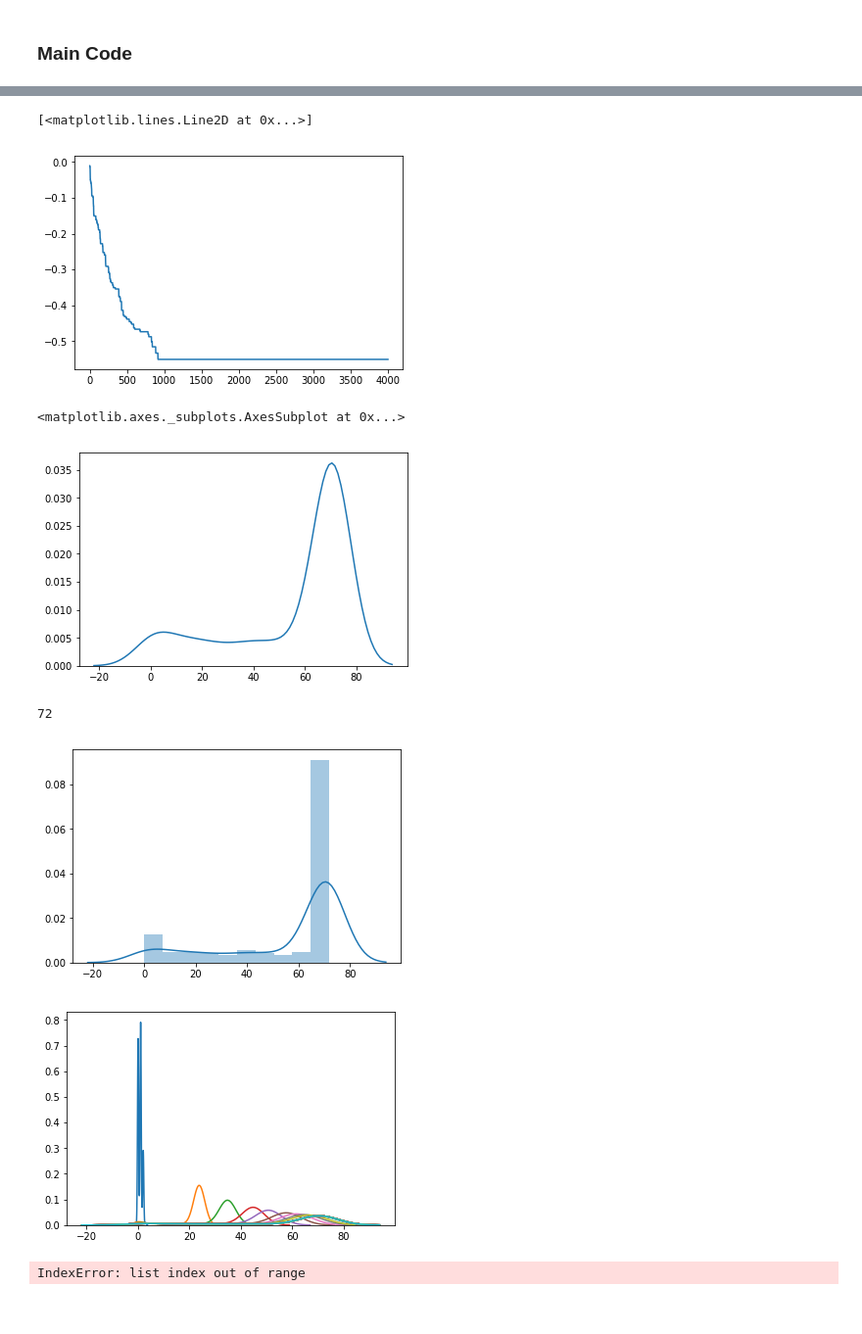
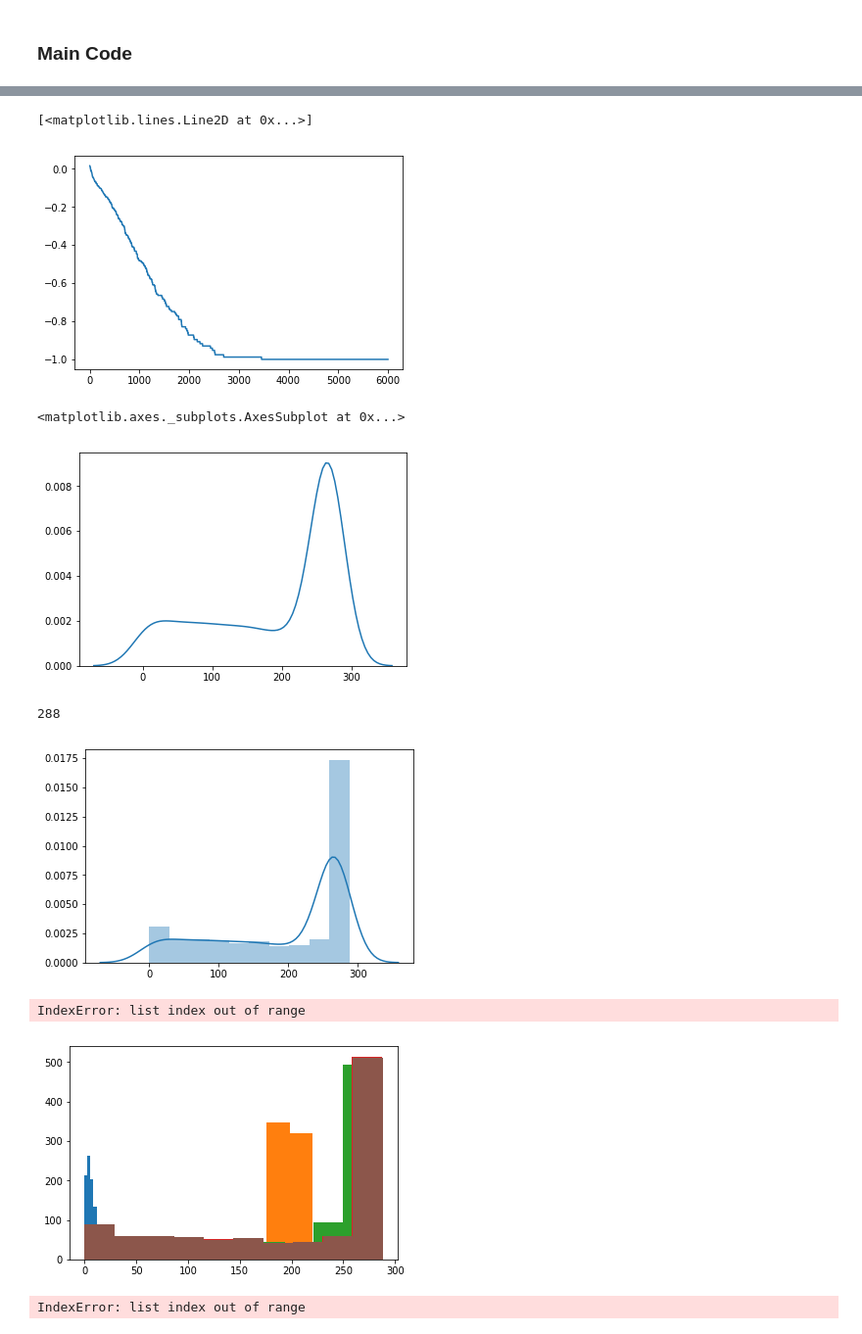
Before and after one commit to herman72/Aged-Network, a Jupyter notebook: Code/Main_Aged_Network.ipynb, the cells around one changed output, grey strips where cells are left out. Shown: that part at 98% size. Drawn from its saved outputs; the diff is of its cells as text; code cells hidden in the pictures.

```diff
--- a/Code/Main_Aged_Network.ipynb
+++ b/Code/Main_Aged_Network.ipynb
@@ -195,3 +194,5 @@ Fun_Test = Mainfunc(20,900,4000,1,1)
+# %%
+Fun_Test = Mainfunc(32,10000,6000,1,10)
 # %%
 #np.std(Fun_Test[2])
 (Fun_Test[2].max())
@@ -205,25 +206,28 @@ np.std(Fun_Test[2])
 plt.plot(Fun_Test[0],Fun_Test[1])
 # %% [output]
 [<matplotlib.lines.Line2D at 0x...>]
-[figure, old version]
+[figure, new version]
 # %%
 sns.kdeplot(np.reshape(Fun_Test[2],(1,len(Fun_Test[2])**2))[0])
 # %% [output]
 <matplotlib.axes._subplots.AxesSubplot at 0x...>
-[figure, old version]
+[figure, new version]
 # %%
 sns.distplot(np.reshape(Fun_Test[2],(1,len(Fun_Test[2])**2))[0])
 #np.std(np.reshape(Fun_Test[2],(1,len(Fun_Test[2])**2))[0])
 np.reshape(Fun_Test[2],(1,len(Fun_Test[2])**2))[0].max()
 # %% [output]
-72
+288
-[figure, old version]
+[figure, new version]
 # %%
 for i in range(len(Fun_Test[3])):
-    sns.kdeplot(np.reshape(Fun_Test[3][i],(1,len(Fun_Test[3][i])**2))[0])
+    plt.hist(np.reshape(Fun_Test[3][i*10],(1,len(Fun_Test[3][i])**2))[0])
+# for i in range(len(Fun_Test[3])):
+#     sns.kdeplot(np.reshape(Fun_Test[3][i],(1,len(Fun_Test[3][i])**2))[0])
 #plt.savefig('a')
 # %% [output]
+IndexError: list index out of range
-[figure, old version]
+[figure, new version]
 # %%
 len(Fun_Test[3])
 #sns.kdeplot(np.reshape(Fun_Test[3][-1],(1,len(Fun_Test[3][0])**2))[-1])
```
Also changed, not shown: parts of 5 cells of this notebook.
